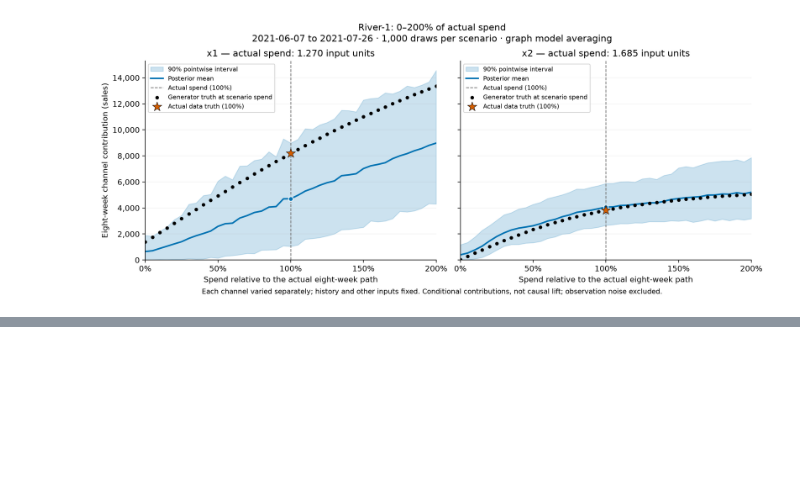
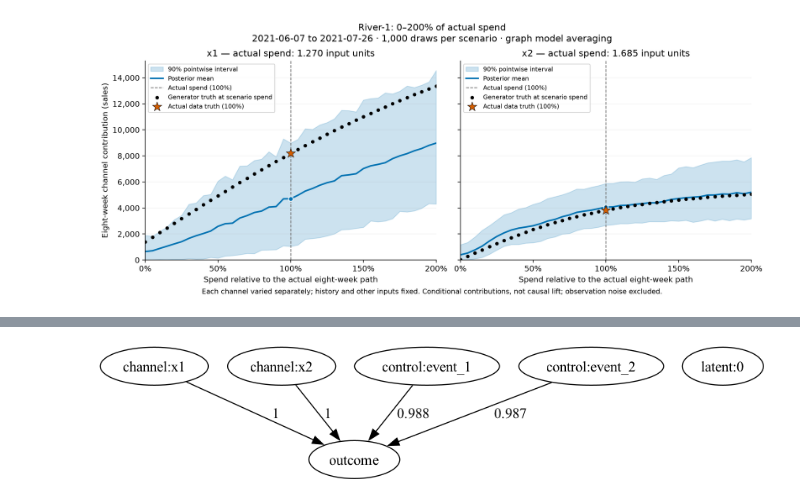
Before and after one commit to pymc-labs/pymc-mfm, a Jupyter notebook: examples/river_1_quickstart.ipynb, the cells around one changed output, grey strips where cells are left out. Drawn from its saved outputs; the diff is of its cells as text; code cells hidden in the pictures; blank space fills up the shorter version.

```diff
--- a/examples/river_1_quickstart.ipynb
+++ b/examples/river_1_quickstart.ipynb
@@ -480,0 +503,4 @@ sweep_fig.supxlabel(
+# %%
+query.plot.dag()
+# %% [output]
+[figure, added]
```
Also changed, not shown: parts of 11 cells of this notebook, 20 other files.
